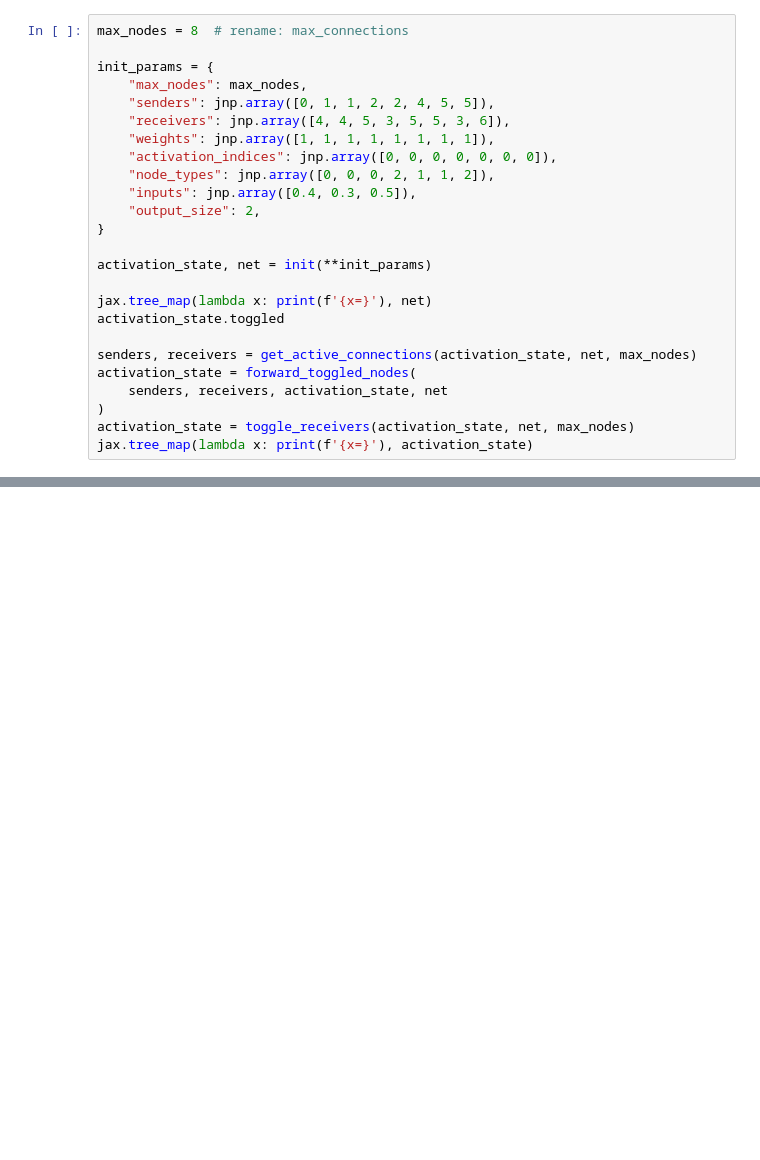
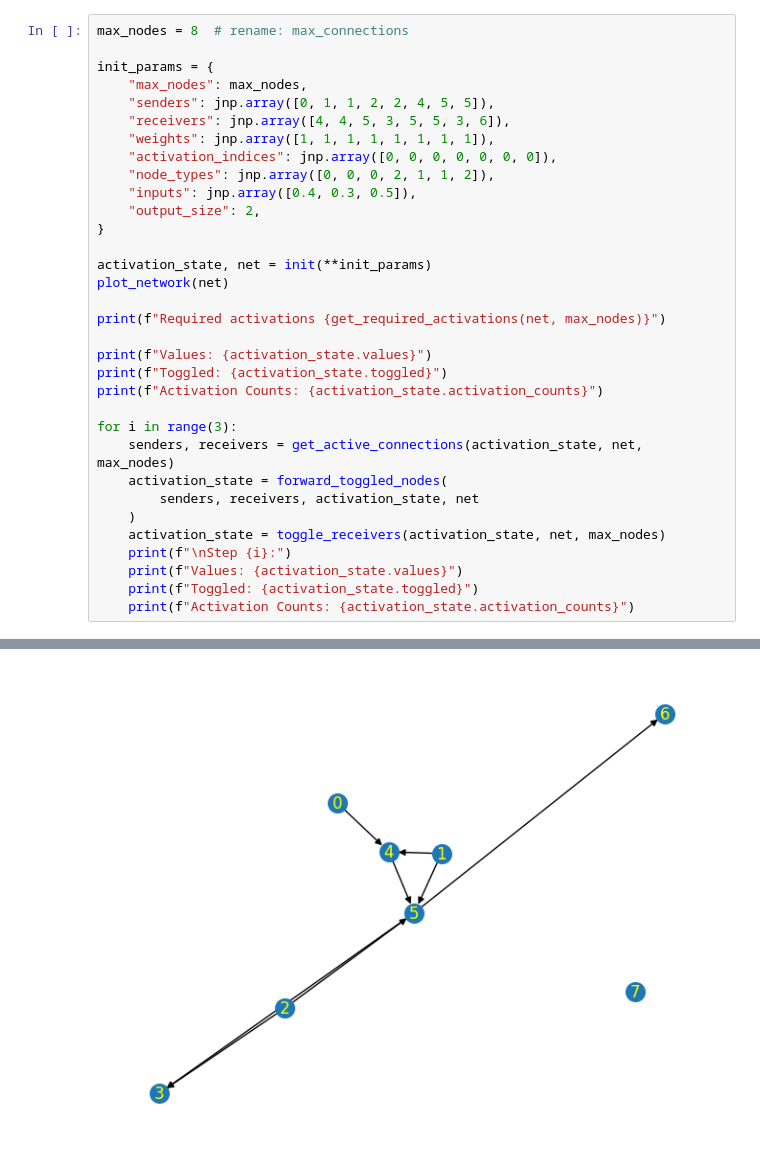
Before and after one commit to RPegoud/neat-jax, a Jupyter notebook: neat_network.ipynb, the cells around one changed output, grey strips where cells are left out. Cells and saved outputs as stored; diff of their text form; blank space fills up the shorter version.

```diff
--- a/neat_network.ipynb
+++ b/neat_network.ipynb
@@ -63,13 +54,22 @@ init_params = {
 }
 
 activation_state, net = init(**init_params)
+plot_network(net)
 
-jax.tree_map(lambda x: print(f'{x=}'), net)
-activation_state.toggled
+print(f"Required activations {get_required_activations(net, max_nodes)}")
 
-senders, receivers = get_active_connections(activation_state, net, max_nodes)
-activation_state = forward_toggled_nodes(
-    senders, receivers, activation_state, net
-)
-activation_state = toggle_receivers(activation_state, net, max_nodes)
-jax.tree_map(lambda x: print(f'{x=}'), activation_state)
+print(f"Values: {activation_state.values}")
+print(f"Toggled: {activation_state.toggled}")
+print(f"Activation Counts: {activation_state.activation_counts}")
+
+for i in range(3):
+    senders, receivers = get_active_connections(activation_state, net, max_nodes)
+    activation_state = forward_toggled_nodes(
+        senders, receivers, activation_state, net
+    )
+    activation_state = toggle_receivers(activation_state, net, max_nodes)
+    print(f"\nStep {i}:")
+    print(f"Values: {activation_state.values}")
+    print(f"Toggled: {activation_state.toggled}")
+    print(f"Activation Counts: {activation_state.activation_counts}")
+# %% [output]
@@ -75,0 +93 @@ jax.tree_map(lambda x: print(f'{x=}'), activation_state)
+[figure, added]
```
Also changed, not shown: parts of 7 cells of this notebook, 5 other files.
